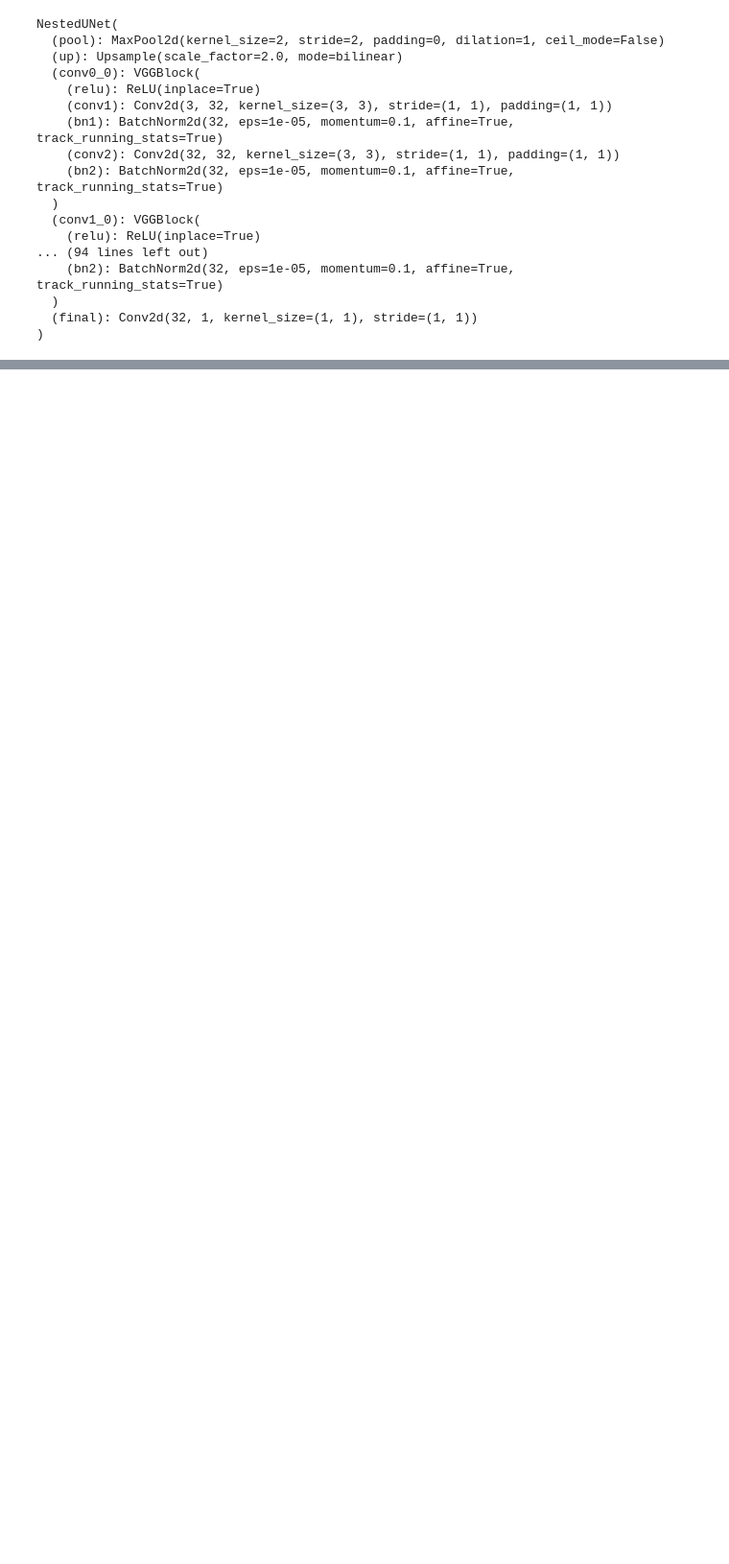
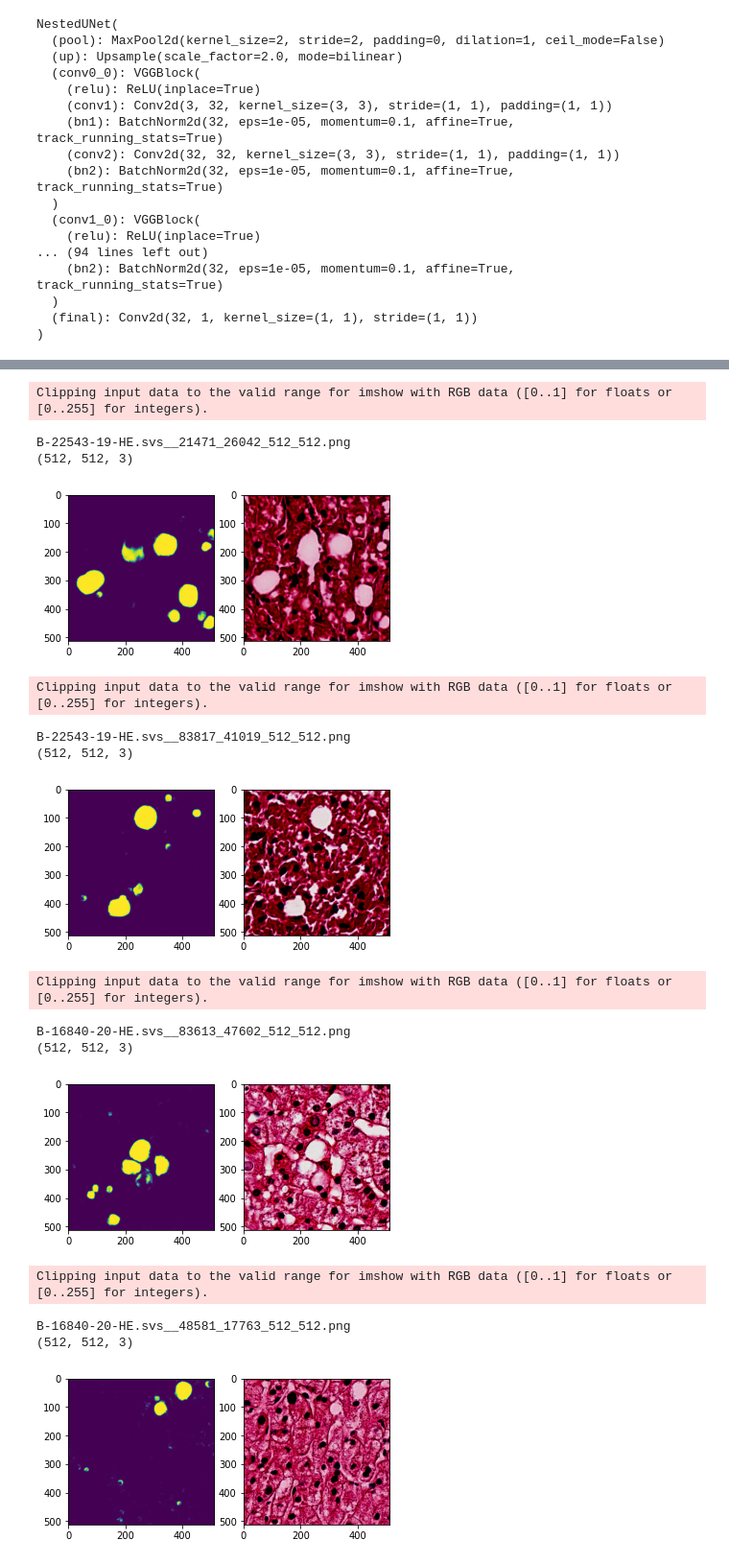
Before and after one commit to ha55anali/pytorch-nested-unet, a Jupyter notebook: traceexport.ipynb, the cells around one changed output, grey strips where cells are left out. Shown at 96% size. Drawn from its saved outputs; the diff is of its cells as text; code cells hidden in the pictures; blank space fills up the shorter version.

```diff
--- a/traceexport.ipynb
+++ b/traceexport.ipynb
@@ -6,6 +20,6 @@ import archs
 # %%
 class args:
-    name="dataset_NestedUNet_woDS"
+    name="fat_dataset_NestedUNet_woDS"
 # %%
 
 with open('models/%s/config.yml' % args.name, 'r') as f:
@@ -42,0 +90,62 @@ torch.jit.save(traced, "mitosis_unet++_gpu.pt")
+# %%
+no_of_samples=20
+# %%
+img_paths=glob.glob(os.path.join(input_dir, '*.png'))[:no_of_samples]
+model=torch.jit.load(save_name)
+# %%
+sample_dir=os.path.join(export_dir, "sample_img")
+if not os.path.exists(sample_dir):
+    os.makedirs(sample_dir)
+    for img in img_paths:
+        copyfile(
+            os.path.join(img),
+            os.path.join(sample_dir, os.path.basename(img))
+        )
+# %%
+
+def read_image(path):
+    img=cv2.imread(path)
+    img=f.to_tensor(img)
+    img=f.resize(img, (512,512))
+    img=img.unsqueeze(0)
+    img=f.normalize(img,mean=[0.5,0.5,0.5], std=[0.5,0.5,0.5])
+    return img
+
+def plot_img(img, mask):
+    img=img.cpu().detach().squeeze().permute(1,2,0).numpy()
+    print(img.shape)
+    mask=mask.cpu().detach().numpy().squeeze()
+    fig, ax = plt.subplots(1, 2)
+
+    rgb = img[...,::-1].copy()
+    ax[0].imshow(mask)
+    ax[1].imshow(rgb)
+    plt.show()
+
+model.eval()
+with torch.no_grad():
+    for img_path in img_paths:
+        img=read_image(img_path)
+        mask=model(img.cuda())
+
+        mask = torch.sigmoid(mask)
+
+        print(os.path.basename(img_path))
+        plot_img(img, mask)
+# %% [output]
+Clipping input data to the valid range for imshow with RGB data ([0..1] for floats or [0..255] for integers).
+B-22543-19-HE.svs__21471_26042_512_512.png
+(512, 512, 3)
+[figure, added]
+Clipping input data to the valid range for imshow with RGB data ([0..1] for floats or [0..255] for integers).
+B-22543-19-HE.svs__83817_41019_512_512.png
+(512, 512, 3)
+[figure, added]
+Clipping input data to the valid range for imshow with RGB data ([0..1] for floats or [0..255] for integers).
+B-16840-20-HE.svs__83613_47602_512_512.png
+(512, 512, 3)
+[figure, added]
+Clipping input data to the valid range for imshow with RGB data ([0..1] for floats or [0..255] for integers).
+B-16840-20-HE.svs__48581_17763_512_512.png
+(512, 512, 3)
+[figure, added]
```
Also changed, not shown: parts of 11 cells of this notebook.
